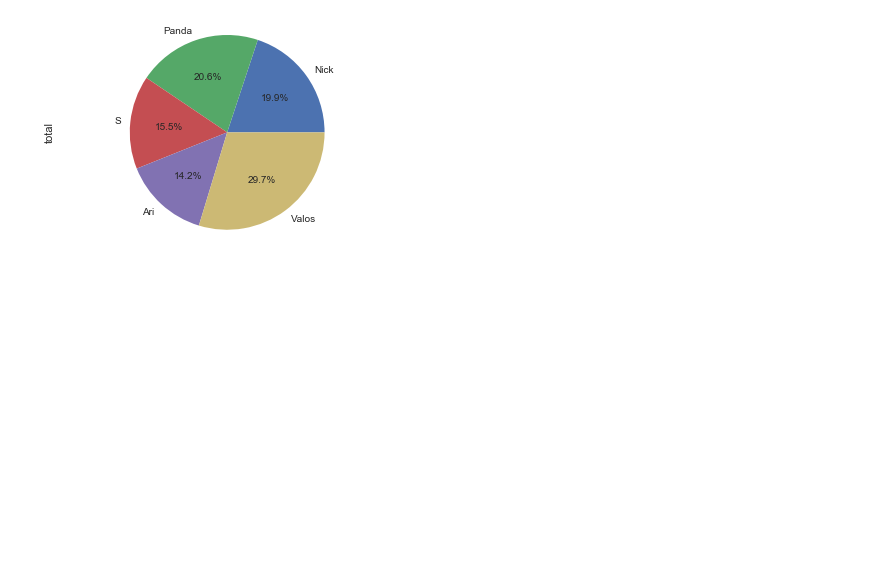
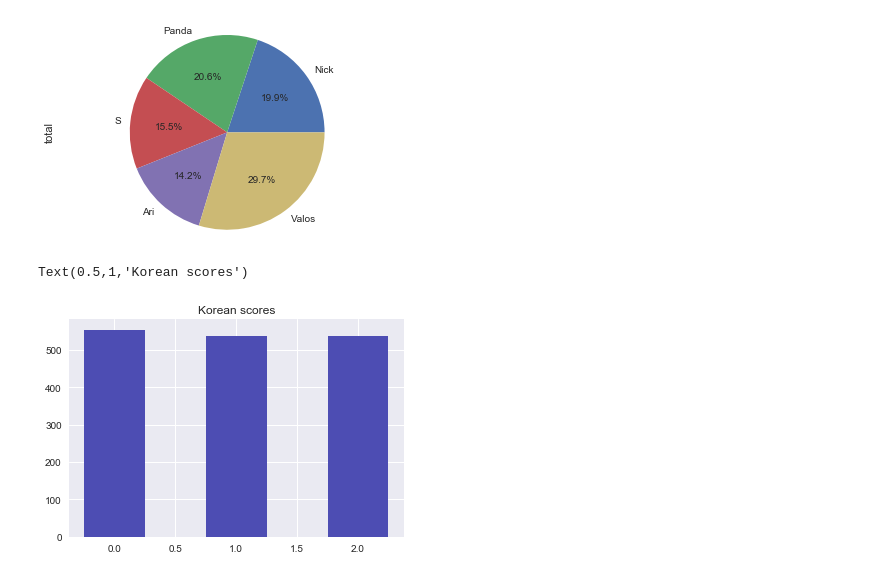
Before and after one commit to jhonasttan/pythonBegToAdClass, a Jupyter notebook: sect14-project9-DataVisiualization/mainNoteBook.ipynb, the cells around one changed output. Drawn from its saved outputs; the diff is of its cells as text; code cells hidden in the pictures; blank space fills up the shorter version.

Commit message:
Sect: 14 - Project #9 - Data Visualization - 137. Bar charts pt.1
Signed-off-by: jhonasttan <jhonasttan@gmail.com>

```diff
--- a/sect14-project9-DataVisiualization/mainNoteBook.ipynb
+++ b/sect14-project9-DataVisiualization/mainNoteBook.ipynb
@@ -220,3 +220,19 @@ plt.axis('equal')
 plt.show()
 # %% [output]
 [figure]
+# %%
+import numpy as np
+col_count = 3
+index = np.arange(col_count)
+
+korea_scores = (554, 536, 538)
+canada_scores = (518, 523, 525)
+china_scores = (613, 570, 580)
+france_scores = (495, 505, 499)
+
+k1 = plt.bar(index, korea_scores, .5, label="korea", color=(.3, .3, .7))
+plt.grid(True)
+plt.title("Korean scores")
+# %% [output]
+Text(0.5,1,'Korean scores')
+[figure, added]
```
